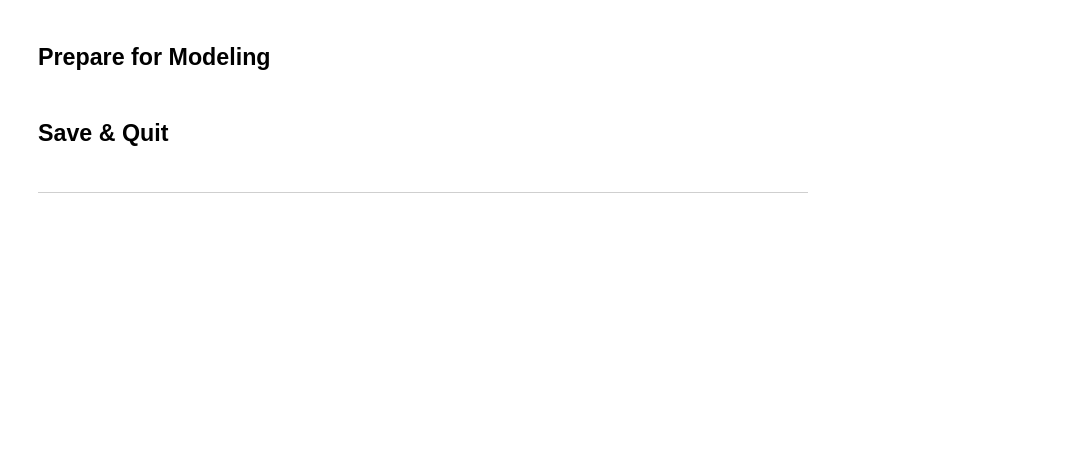
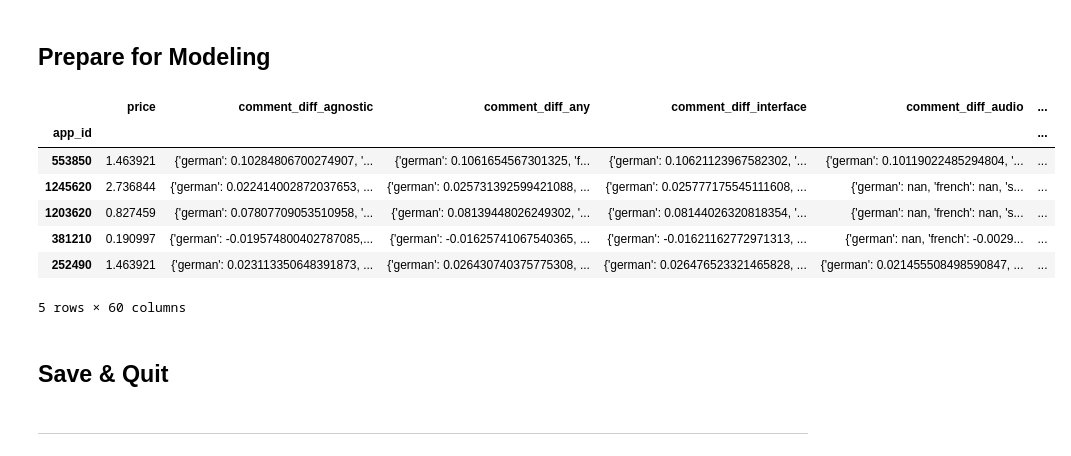
Before and after one commit to joshtod/Springboard, a Jupyter notebook: game_loc_prioritizer/notebooks/2.0-jod-preprocessing.ipynb, the cells around one changed output. Saved outputs shown, nothing was run; the diff lists cells and outputs as text; code cells hidden in the pictures; blank space fills up the shorter version.

```diff
--- a/game_loc_prioritizer/notebooks/2.0-jod-preprocessing.ipynb
+++ b/game_loc_prioritizer/notebooks/2.0-jod-preprocessing.ipynb
@@ -310,6 +432,0 @@ Games with more than 9500 comments: 1565
-# %%
-# I'll arbitrarily select 500 as the minimum number of comment that qualify a game for analysis.
-
-games_df = games_df[games_df['relevant_langs_comments_sum'] > 500]
-
-games_df.info()
@@ -388,7 +433,3 @@ memory usage: 922.9+ KB
-# %%
-# Clean our index.
-
-games_df = games_df.reset_index()
 # %% [markdown]
 Prepare for Modeling
 ---
@@ -397,8 +438,13 @@ Prepare for Modeling
 for tag in usable_tags :
     games_df[tag] = 0
     for index, row in games_df.iterrows() :
+        if tag in row['tag_list'] :
+            games_df.loc[index, tag] = 1
+        # dx Now, let's do something even sillier!
+        # The 'tags' column holds the tags that Steam deems MOST relevant to the game.
+        # Let's honor that by giving those tags a little boost on the one-hot...
         if tag in row['tags'] :
-            games_df.loc[index, tag] = 1
+            games_df.loc[index, tag] += 1
 # %%
 # Normalize our other main predicter variable...
 mean = games_df['price'].mean()
@@ -408,11 +454,24 @@ games_df['price'] = (games_df['price'] - mean) / std
 # %%
 # Output a subset of the df that will be used for modeling
 
-columns_to_drop = ["price_category", "positive_review_percent", "relevant_langs_comments_sum", \
-                    "tags", "language_comment_counts", "date_scraped", "tag_count", "usable_tag_count", \
+columns_to_drop = ["index", "release_date", "price_category", "positive_review_percent", "relevant_langs_comments_sum", \
+                    "tags", "tag_list", "language_comment_counts", "date_scraped", "tag_count", "usable_tag_count", \
                     "comment_ratios", "mod_interface_languages", "mod_full_audio_languages", "mod_subtitles_languages"]
 
 games_df = games_df.drop(columns=columns_to_drop)
+
+games_df = games_df.set_index("app_id")
+# %%
+games_df.head()
+# %% [output]
+|  | price | comment_diff_agnostic | comment_diff_any | comment_diff_interface | comment_diff_audio | ... |
+| app_id |  |  |  |  |  | ... |
+| 553850 | 1.463921 | {'german': 0.10284806700274907, '... | {'german': 0.1061654567301325, 'f... | {'german': 0.10621123967582302, '... | {'german': 0.10119022485294804, '... | ... |
+| 1245620 | 2.736844 | {'german': 0.022414002872037653, ... | {'german': 0.025731392599421088, ... | {'german': 0.025777175545111608, ... | {'german': nan, 'french': nan, 's... | ... |
+| 1203620 | 0.827459 | {'german': 0.07807709053510958, '... | {'german': 0.08139448026249302, '... | {'german': 0.08144026320818354, '... | {'german': nan, 'french': nan, 's... | ... |
+| 381210 | 0.190997 | {'german': -0.019574800402787085,... | {'german': -0.01625741067540365, ... | {'german': -0.01621162772971313, ... | {'german': nan, 'french': -0.0029... | ... |
+| 252490 | 1.463921 | {'german': 0.023113350648391873, ... | {'german': 0.026430740375775308, ... | {'german': 0.026476523321465828, ... | {'german': 0.021455508498590847, ... | ... |
+5 rows × 60 columns
 # %%
 # Because selecting our specific target will also be something we play with in modeling, we'll do that in the modeling notebook!
 # But we can still split things into X-inverses and y-iverses
```
Also changed, not shown: parts of 37 cells of this notebook, 13 other files.
